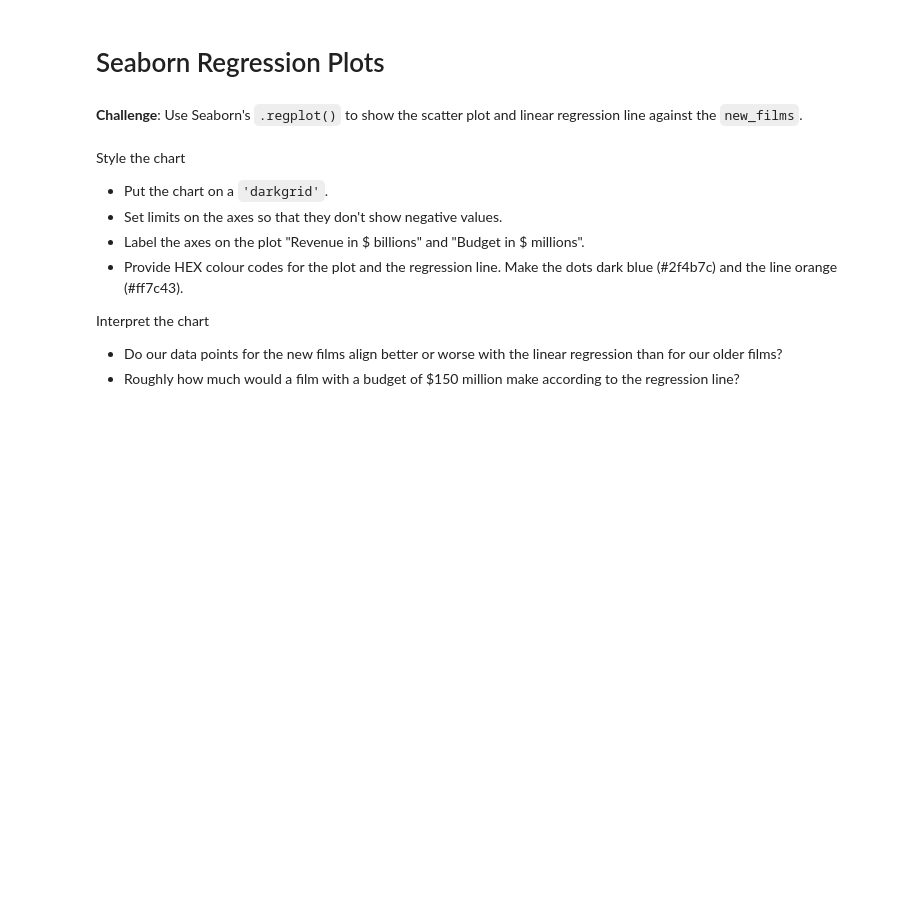
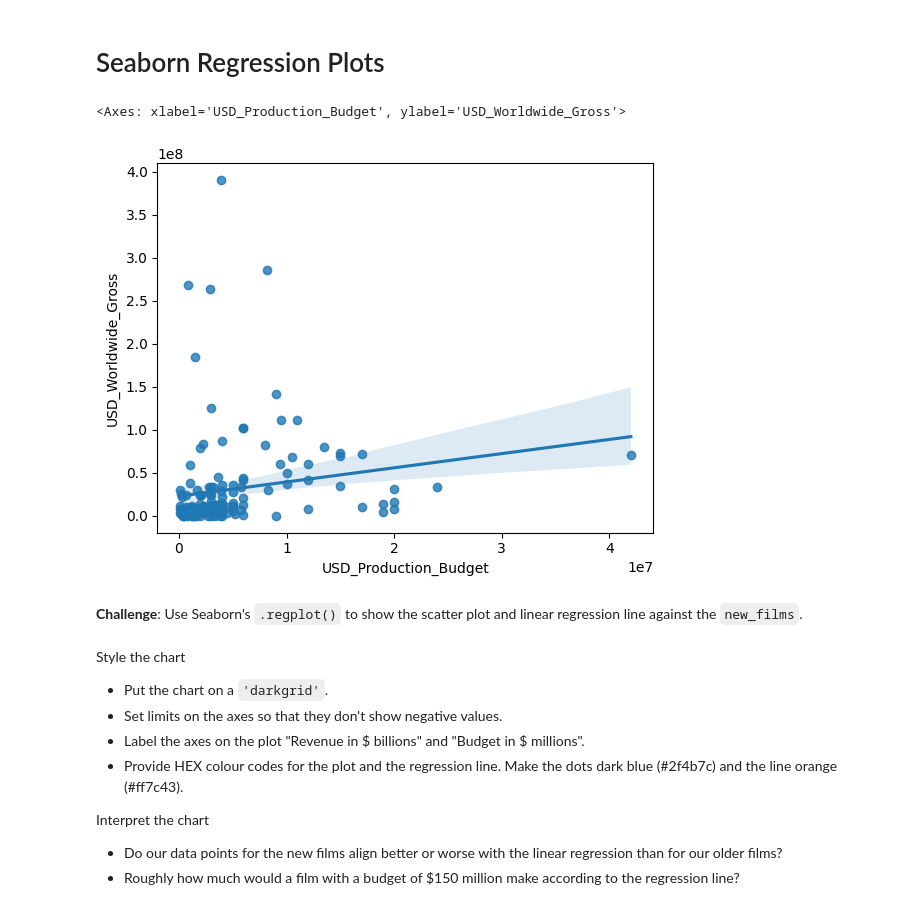
Before and after one commit to M-Awwab-Khan/movies-budget-and-revenue-analysed, a Jupyter notebook: Seaborn_and_Linear_Regression_(start).ipynb, the cells around one changed output. Drawn from its saved outputs; the diff is of its cells as text; code cells hidden in the pictures; blank space fills up the shorter version.

Commit message:
seaborn regression plot

```diff
--- a/Seaborn_and_Linear_Regression_(start).ipynb
+++ b/Seaborn_and_Linear_Regression_(start).ipynb
@@ -354,7 +357,8 @@ Here's how:
 3. Use floor division `//` to convert the year data to the decades of the films.
 4. Add the decades as a `Decade` column to the `data_clean` DataFrame.
 # %%
-data_clean['Decade'] = data_clean['Release_Date'].dt.year
+data_clean['Decade'] = (data_clean['Release_Date'].dt.year // 10) * 10
+data_clean.head()
 # %% [output]
 A value is trying to be set on a copy of a slice from a DataFrame.
 Try using .loc[row_indexer,col_indexer] = value instead
@@ -375,5 +409,12 @@ new_films = data_clean[data_clean['Decade'] > 1969]
 # %% [markdown]
 # Seaborn Regression Plots
+# %%
+sns.regplot(data=old_films,
+            x='USD_Production_Budget',
+            y='USD_Worldwide_Gross')
+# %% [output]
+<Axes: xlabel='USD_Production_Budget', ylabel='USD_Worldwide_Gross'>
+[figure, added]
 # %% [markdown]
 **Challenge**: Use Seaborn's `.regplot()` to show the scatter plot and linear regression line against the `new_films`.
 <br>
```
Also changed, not shown: parts of 8 cells of this notebook.
